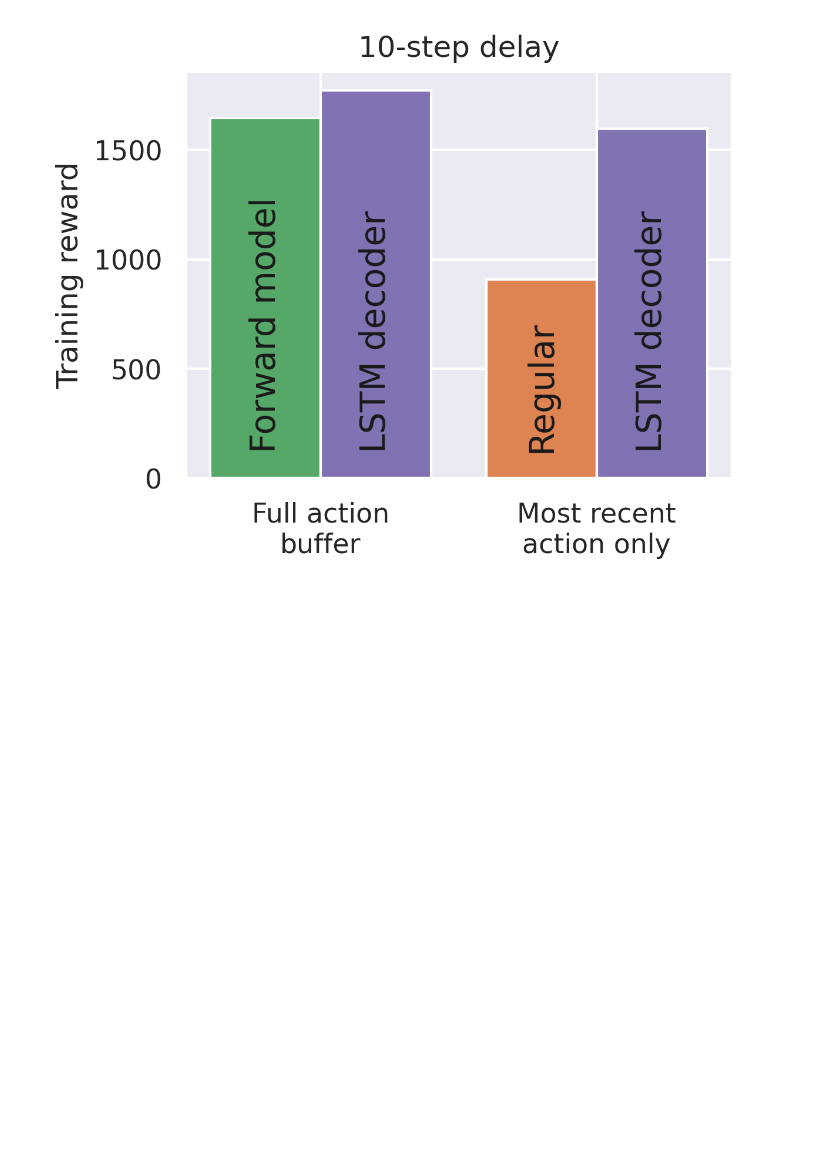
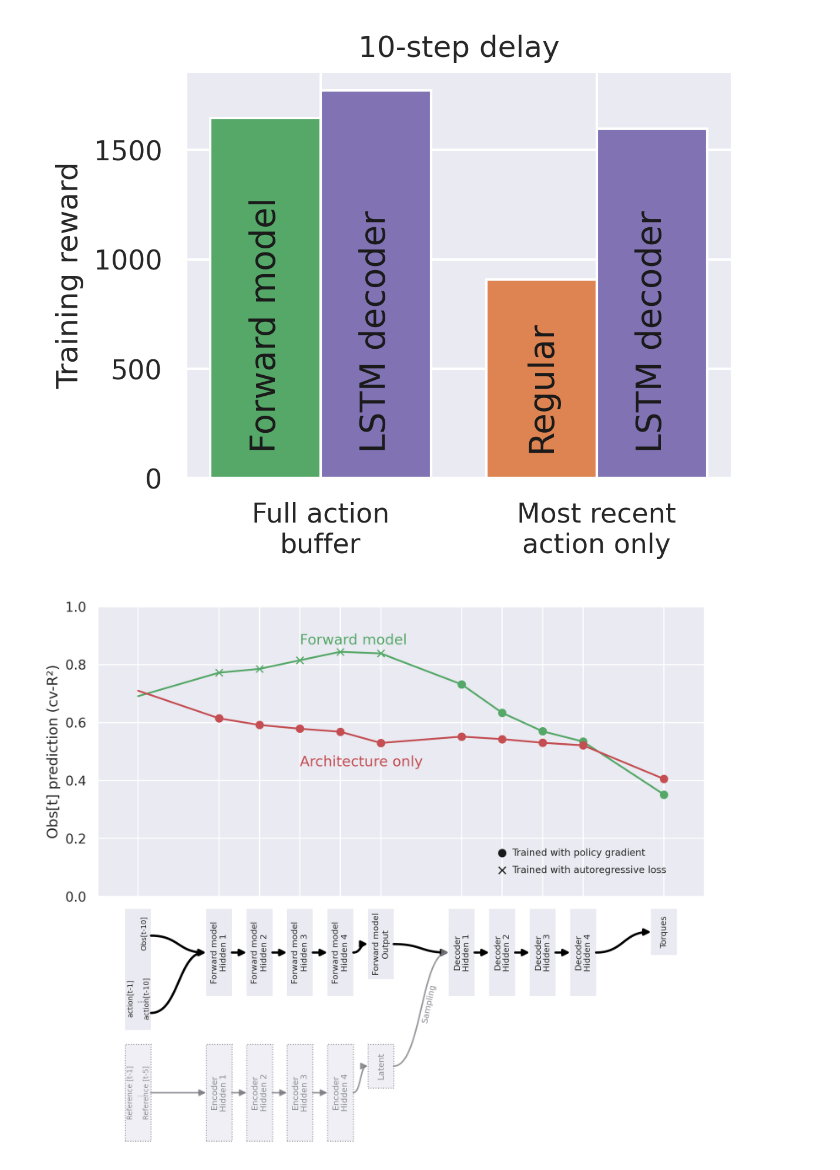
Before and after one commit to emiwar/vnl-experiments, a Jupyter notebook: labmeeting_aug2026_plots.ipynb, the cells around one changed output. Cells and saved outputs as stored; diff of their text form; code cells hidden in the pictures; blank space fills up the shorter version.

Commit message:
Diagram and video for presentation

```diff
--- a/labmeeting_aug2026_plots.ipynb
+++ b/labmeeting_aug2026_plots.ipynb
@@ -11,6 +11,7 @@ data = {
     "curves": pd.read_csv("analysis/aug-2026-labmeeting-summary/curves.csv"),
     "noise": pd.read_csv("analysis/aug-2026-labmeeting-summary/data_noise.csv"),
     "groups": pd.read_csv("analysis/aug-2026-labmeeting-summary/data_probe_groups.csv"),
+    "probe": pd.read_csv("analysis/aug-2026-labmeeting-summary/data_probe.csv"),
 }
 def held_out(frame: pd.DataFrame) -> pd.DataFrame:
     return frame[(frame["dataset"] == "old_eval") & frame["have_eval"]]
@@ -208,3 +209,33 @@ plt.title("10-step delay")
 # %% [output]
 Text(0.5, 1.0, '10-step delay')
 [figure]
+# %%
+from vnl_experiments.probes import network_diagram as nd
+xs = nd.DEFAULT_DIAGRAM.tick_positions()      # the layer x coordinates
+# %%
+df = data["probe"]
+df = df[(df.delay_k == 10) & (df.target == "proprio")]
+df = df[(df.wandb_id != "cgs8q5gj") & (df.probe != "layer::3/action/1/decoder/4")]
+df = df[df.pathway == "actor"]
+df = df[df.budget == 6e8]
+expl = expl_k10 = df[df.arm=="explicit"]
+impl = impl_k10 = df[df.arm=="implicit"]
+fig, (ax, arch) = nd.figure_with_diagram(figsize=(8, 7), height=0.45, dpi=300)
+ax.plot(xs, expl.test_r2, color="C2")
+ax.plot(xs[6:], expl.test_r2.iloc[6:], 'o', color="C2")
+ax.plot(xs[1:6], expl.test_r2.iloc[1:6], 'x', color="C2")
+ax.plot(xs, impl.test_r2, color="C3")
+ax.plot(xs[1:], impl.test_r2.iloc[1:], 'o', color="C3")
+ax.set_xticks(xs)
+ax.set_ylim(0, 1)
+ax.set_ylabel("Obs[t] prediction (cv-R²)")
+ax.plot(8, 0.15, 'o', color='k')
+ax.text(8.25, 0.15, "Trained with policy gradient", va="center", fontsize=8)
+ax.plot(8, 0.09, 'x', color='k')
+ax.text(8.25, 0.09, "Trained with autoregressive loss", va="center", fontsize=8)
+ax.text(3, 0.87, "Forward model", color="C2")
+ax.text(3, 0.45, "Architecture only", color="C3")
+nd.draw(arch, notes=False)
+plt.show()
+# %% [output]
+[figure, added]
```
Also changed, not shown: parts of 3 cells of this notebook, 5 other files.
